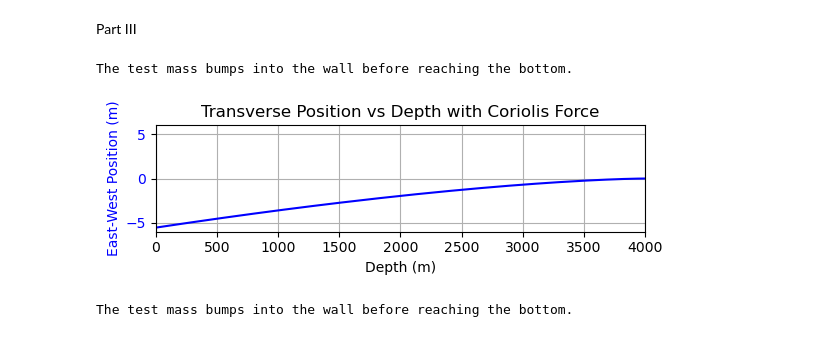
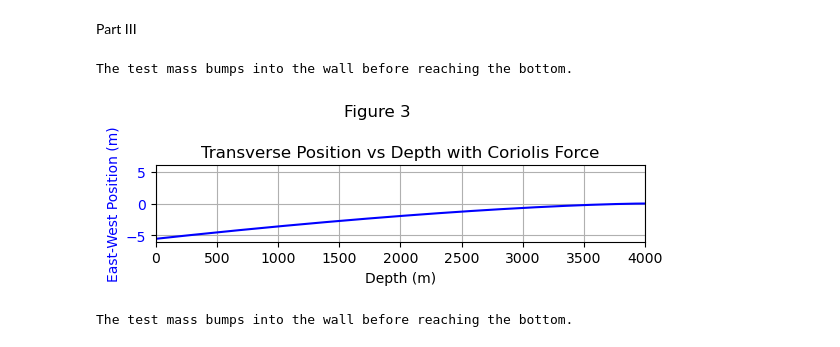
Before and after one commit to eoluwaboro/PHYS265-spring25, a Jupyter notebook: Lab2/Lab2.ipynb, the cells around one changed output. Saved outputs shown, nothing was run; the diff lists cells and outputs as text; code cells hidden in the pictures.

Commit message:
Added Figures and clean up

```diff
--- a/Lab2/Lab2.ipynb
+++ b/Lab2/Lab2.ipynb
@@ -198,35 +205,38 @@ sol = solve_ivp(coriolis, t_span, y0_vector, t_eval=np.linspace(0, 500, 1000))
 
 # Extract position and velocity data
 x_vals = sol.y[0]  # East-west position
 y_vals = sol.y[2]  # Depth position (mineshaft)
 v_x_vals = sol.y[1]  # Velocity in the east-west direction
 v_y_vals = sol.y[3]  # Velocity in the mineshaft direction
 
 # Check if the transverse position exceeds 2.5m before reaching the bottom
 bump_into_wall = np.any(np.abs(x_vals) > 2.5)
 
 # Plot the transverse position (east-west) as a function of depth (mineshaft)
 fig, ax = plt.subplots(figsize=(6,2))
 
 ax.plot(y_vals, x_vals, 'b-', label='Transverse Position vs Depth')
 ax.set_xlabel('Depth (m)')
 ax.set_ylabel('East-West Position (m)', color='b')
 ax.tick_params(axis='y', labelcolor='b')
 ax.set_title('Transverse Position vs Depth with Coriolis Force')
 ax.grid()
 
 ax.set_xlim([0, 4000])  # Depth range
 ax.set_ylim([-6, 6])
 
-plt.tight_layout()
+
 
 if bump_into_wall:
     print("The test mass bumps into the wall before reaching the bottom.")
 else:
     print("The test mass reaches the bottom without hitting the wall.")
+fig.suptitle('Figure 3')
+plt.savefig('Figure 3')
+plt.tight_layout()
 # %% [output]
 The test mass bumps into the wall before reaching the bottom.
-[figure, old version]
+[figure, new version]
 # %%
 import numpy as np
 import matplotlib.pyplot as plt
```
Also changed, not shown: parts of 8 cells of this notebook, 7 other files.
